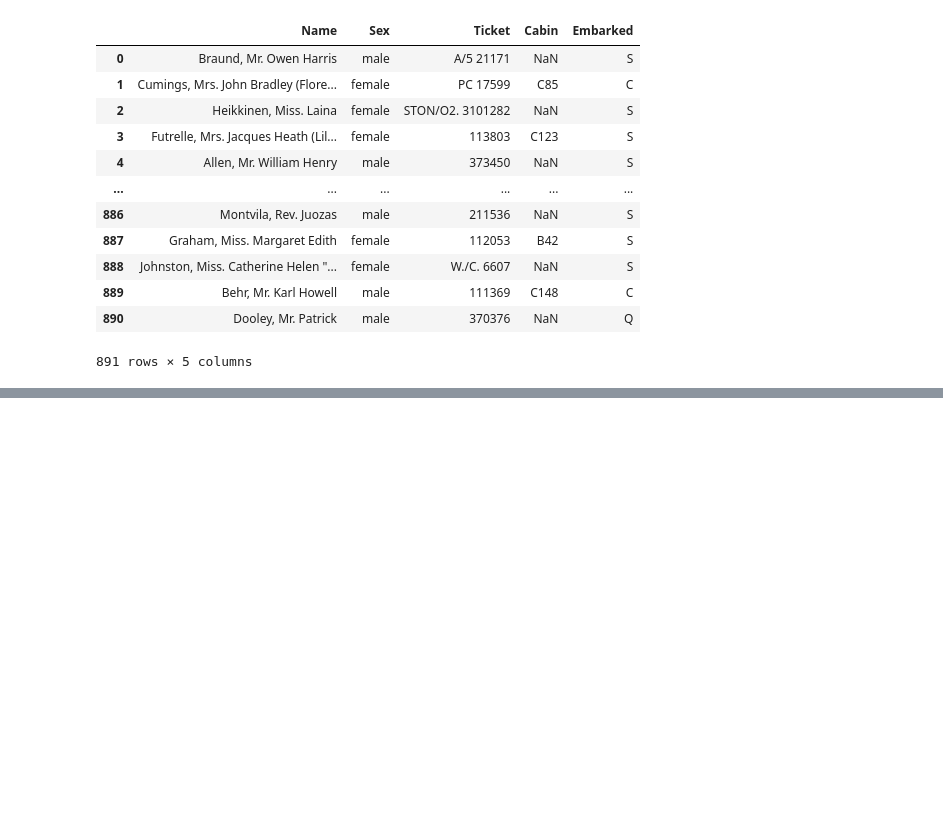
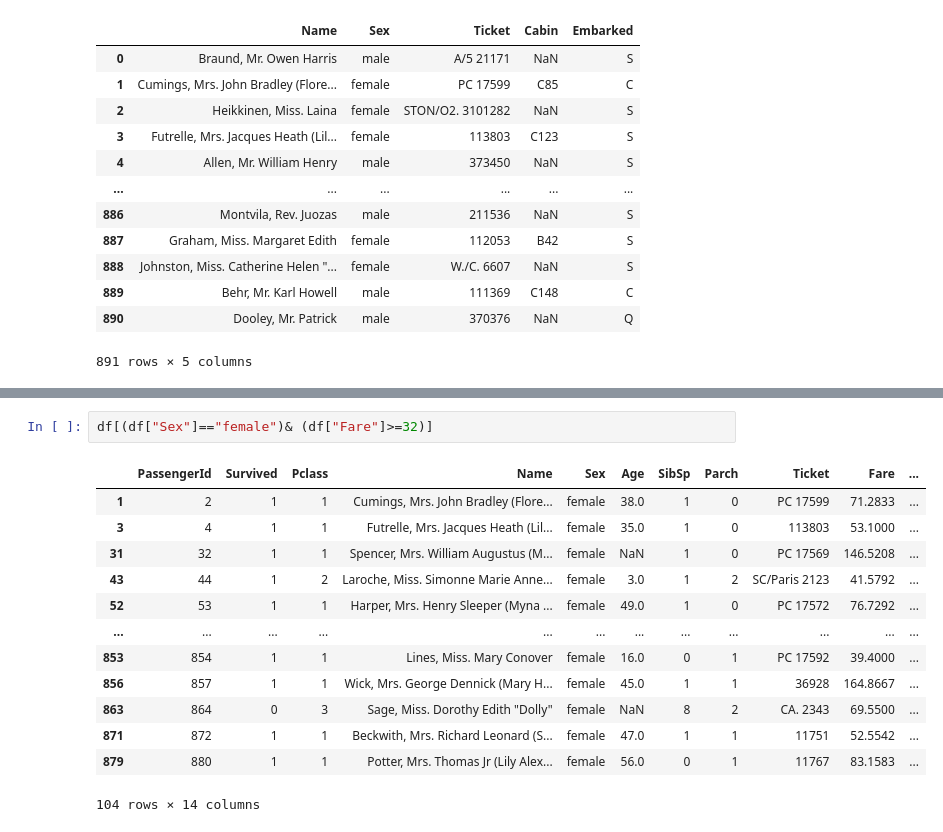
Before and after one commit to sakshipatil2505/learn_pandas, a Jupyter notebook: advance_pandas.ipynb, the cells around one changed output, grey strips where cells are left out. Drawn from its saved outputs; the diff is of its cells as text; blank space fills up the shorter version.

```diff
--- a/advance_pandas.ipynb
+++ b/advance_pandas.ipynb
@@ -92,0 +262,16 @@ advance_pandas.ipynb advance_pandas.ipynb
+# %%
+df[(df["Sex"]=="female")& (df["Fare"]>=32)]
+# %% [output]
+|  | PassengerId | Survived | Pclass | Name | Sex | Age | SibSp | Parch | Ticket | Fare | ... |
+| 1 | 2 | 1 | 1 | Cumings, Mrs. John Bradley (Flore... | female | 38.0 | 1 | 0 | PC 17599 | 71.2833 | ... |
+| 3 | 4 | 1 | 1 | Futrelle, Mrs. Jacques Heath (Lil... | female | 35.0 | 1 | 0 | 113803 | 53.1000 | ... |
+| 31 | 32 | 1 | 1 | Spencer, Mrs. William Augustus (M... | female | NaN | 1 | 0 | PC 17569 | 146.5208 | ... |
+| 43 | 44 | 1 | 2 | Laroche, Miss. Simonne Marie Anne... | female | 3.0 | 1 | 2 | SC/Paris 2123 | 41.5792 | ... |
+| 52 | 53 | 1 | 1 | Harper, Mrs. Henry Sleeper (Myna ... | female | 49.0 | 1 | 0 | PC 17572 | 76.7292 | ... |
+| ... | ... | ... | ... | ... | ... | ... | ... | ... | ... | ... | ... |
+| 853 | 854 | 1 | 1 | Lines, Miss. Mary Conover | female | 16.0 | 0 | 1 | PC 17592 | 39.4000 | ... |
+| 856 | 857 | 1 | 1 | Wick, Mrs. George Dennick (Mary H... | female | 45.0 | 1 | 1 | 36928 | 164.8667 | ... |
+| 863 | 864 | 0 | 3 | Sage, Miss. Dorothy Edith "Dolly" | female | NaN | 8 | 2 | CA. 2343 | 69.5500 | ... |
+| 871 | 872 | 1 | 1 | Beckwith, Mrs. Richard Leonard (S... | female | 47.0 | 1 | 1 | 11751 | 52.5542 | ... |
+| 879 | 880 | 1 | 1 | Potter, Mrs. Thomas Jr (Lily Alex... | female | 56.0 | 0 | 1 | 11767 | 83.1583 | ... |
+104 rows × 14 columns
```
Also changed, not shown: parts of 33 cells of this notebook, 1 other file.
